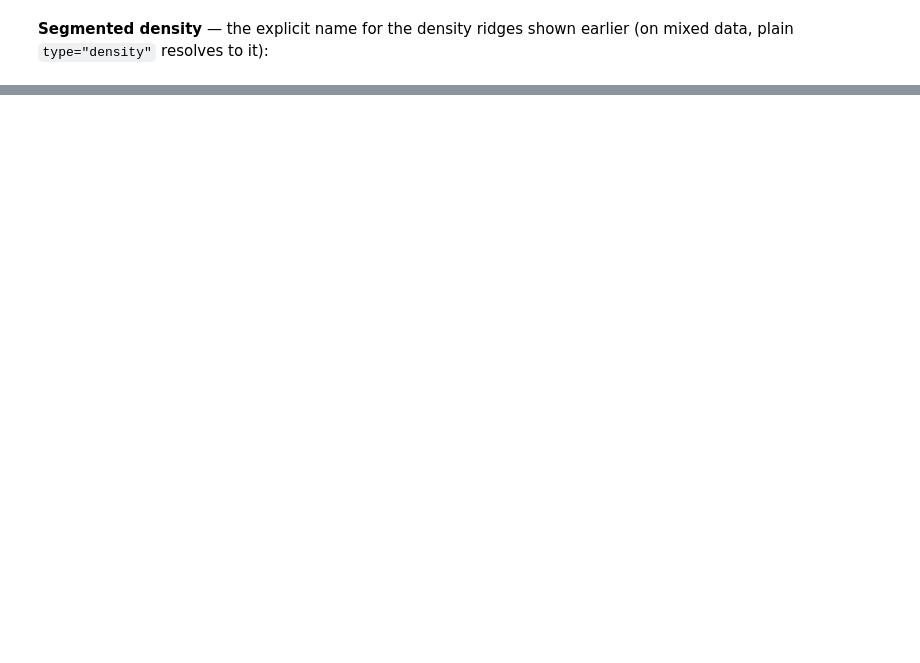
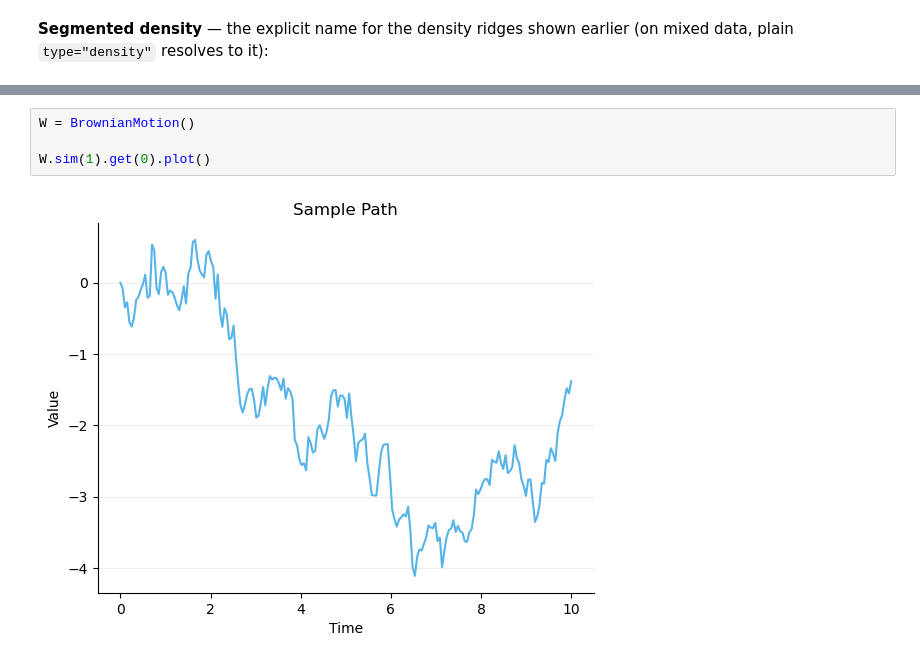
Before and after one commit to calpoly-symbulate/symbulate, a Jupyter notebook: team/presentation_default_plots.ipynb, the cells around one changed output, grey strips where cells are left out. Drawn from its saved outputs; the diff is of its cells as text; blank space fills up the shorter version.

```diff
--- a/team/presentation_default_plots.ipynb
+++ b/team/presentation_default_plots.ipynb
@@ -335,0 +343,6 @@ games.plot(type="segmented_density")
+# %%
+W = BrownianMotion()
+
+W.sim(1).get(0).plot()
+# %% [output]
+[figure, added]
```
Also changed, not shown: parts of 32 cells of this notebook.
